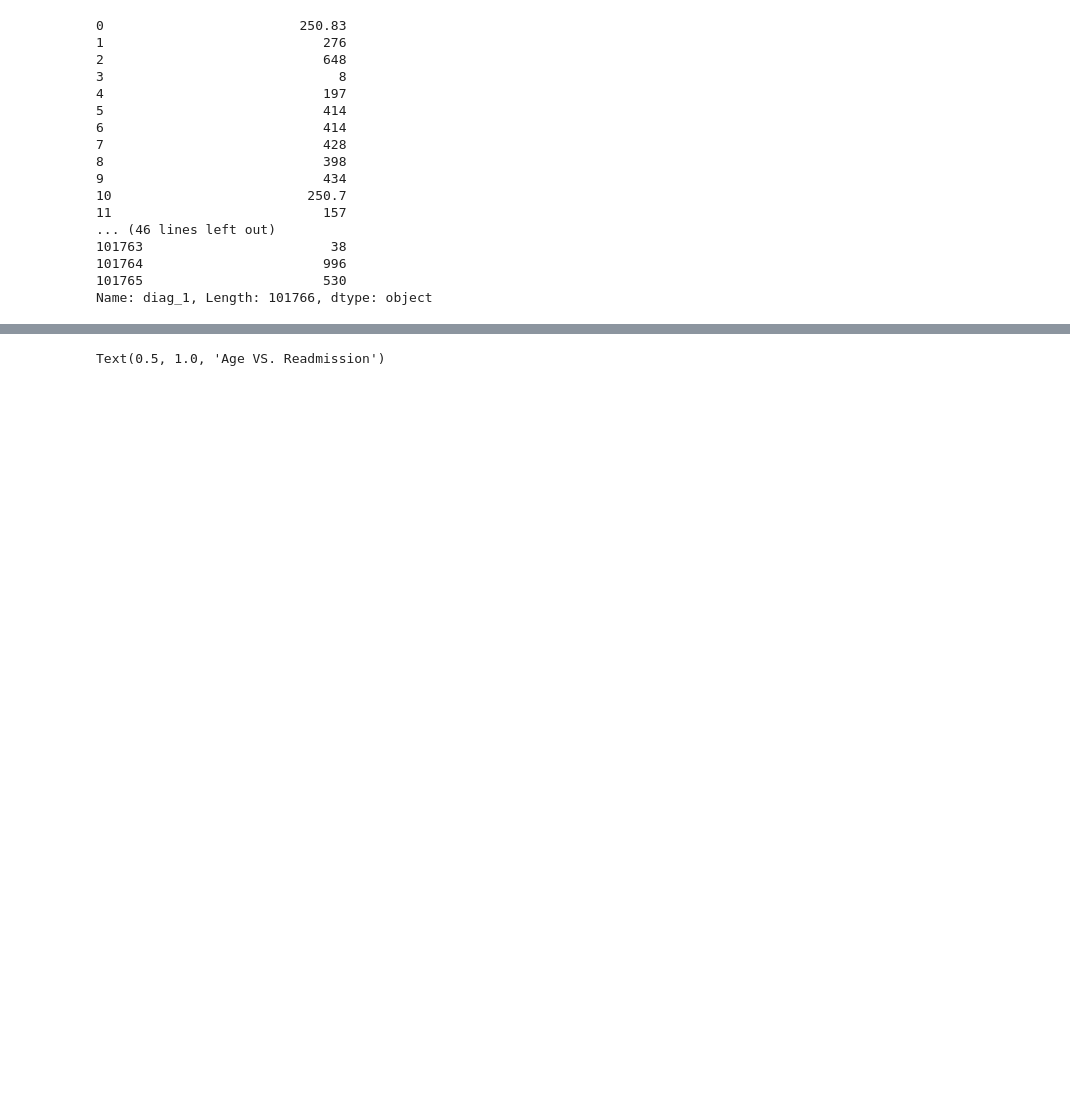
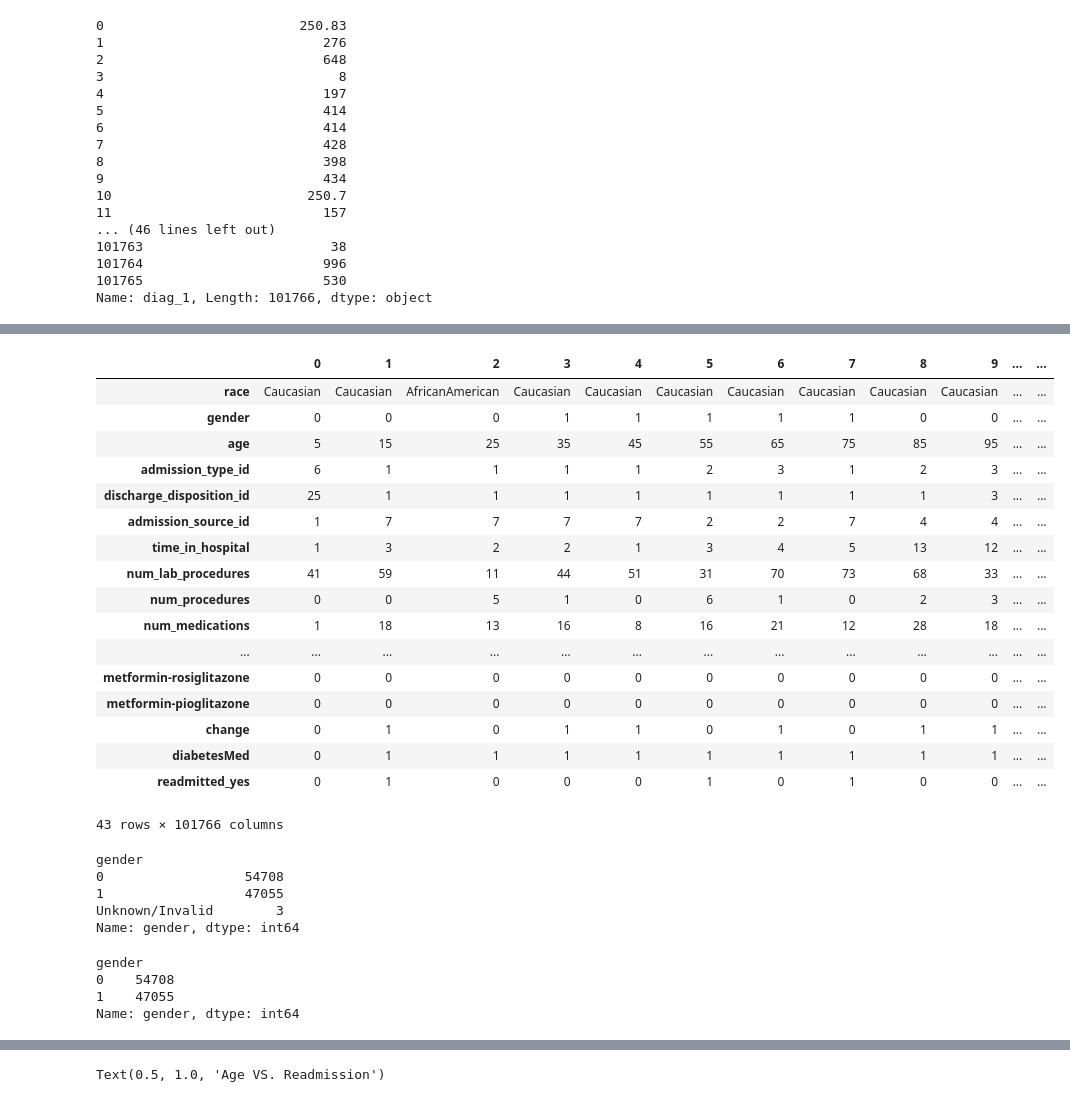
Before and after one commit to weilixiang/Readmission_sta2453, a Jupyter notebook: data_cleaning.ipynb, the cells around one changed output, grey strips where cells are left out. Drawn from its saved outputs; the diff is of its cells as text; code cells hidden in the pictures; blank space fills up the shorter version.

```diff
--- a/data_cleaning.ipynb
+++ b/data_cleaning.ipynb
@@ -380,3 +380,32 @@ for index, row in df.iterrows():
 df['diag_3'] = pd.Series(new_diag_3)
 # %%
 df.to_csv("~/Desktop/recode_data.csv",index=False)
+# %%
+df.T
+# %% [output]
+|  | 0 | 1 | 2 | 3 | 4 | 5 | 6 | 7 | 8 | 9 | ... | ... |
+| race | Caucasian | Caucasian | AfricanAmerican | Caucasian | Caucasian | Caucasian | Caucasian | Caucasian | Caucasian | Caucasian | ... | ... |
+| gender | 0 | 0 | 0 | 1 | 1 | 1 | 1 | 1 | 0 | 0 | ... | ... |
+| age | 5 | 15 | 25 | 35 | 45 | 55 | 65 | 75 | 85 | 95 | ... | ... |
+| admission_type_id | 6 | 1 | 1 | 1 | 1 | 2 | 3 | 1 | 2 | 3 | ... | ... |
+| discharge_disposition_id | 25 | 1 | 1 | 1 | 1 | 1 | 1 | 1 | 1 | 3 | ... | ... |
+| admission_source_id | 1 | 7 | 7 | 7 | 7 | 2 | 2 | 7 | 4 | 4 | ... | ... |
+| time_in_hospital | 1 | 3 | 2 | 2 | 1 | 3 | 4 | 5 | 13 | 12 | ... | ... |
+| num_lab_procedures | 41 | 59 | 11 | 44 | 51 | 31 | 70 | 73 | 68 | 33 | ... | ... |
+| num_procedures | 0 | 0 | 5 | 1 | 0 | 6 | 1 | 0 | 2 | 3 | ... | ... |
+| num_medications | 1 | 18 | 13 | 16 | 8 | 16 | 21 | 12 | 28 | 18 | ... | ... |
+| ... | ... | ... | ... | ... | ... | ... | ... | ... | ... | ... | ... | ... |
+| metformin-rosiglitazone | 0 | 0 | 0 | 0 | 0 | 0 | 0 | 0 | 0 | 0 | ... | ... |
+| metformin-pioglitazone | 0 | 0 | 0 | 0 | 0 | 0 | 0 | 0 | 0 | 0 | ... | ... |
+| change | 0 | 1 | 0 | 1 | 1 | 0 | 1 | 0 | 1 | 1 | ... | ... |
+| diabetesMed | 0 | 1 | 1 | 1 | 1 | 1 | 1 | 1 | 1 | 1 | ... | ... |
+| readmitted_yes | 0 | 1 | 0 | 0 | 0 | 1 | 0 | 1 | 0 | 0 | ... | ... |
+43 rows × 101766 columns
+# %%
+df.groupby(['gender'])['gender'].count()
+# %% [output]
+gender
+0                  54708
+1                  47055
+Unknown/Invalid        3
+Name: gender, dtype: int64
@@ -382,0 +414,7 @@ df.to_csv("~/Desktop/recode_data.csv",index=False)
+# %%
+df.groupby(['gender'])['gender'].count()
+# %% [output]
+gender
+0    54708
+1    47055
+Name: gender, dtype: int64
```
Also changed, not shown: parts of 15 cells of this notebook.
